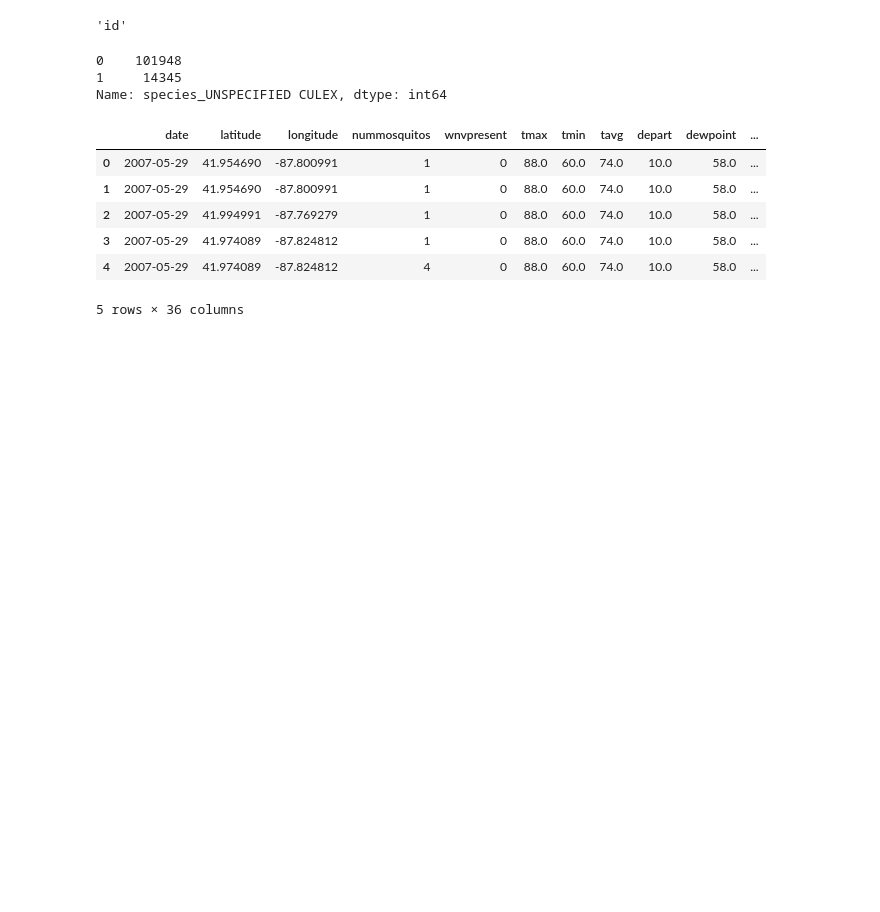
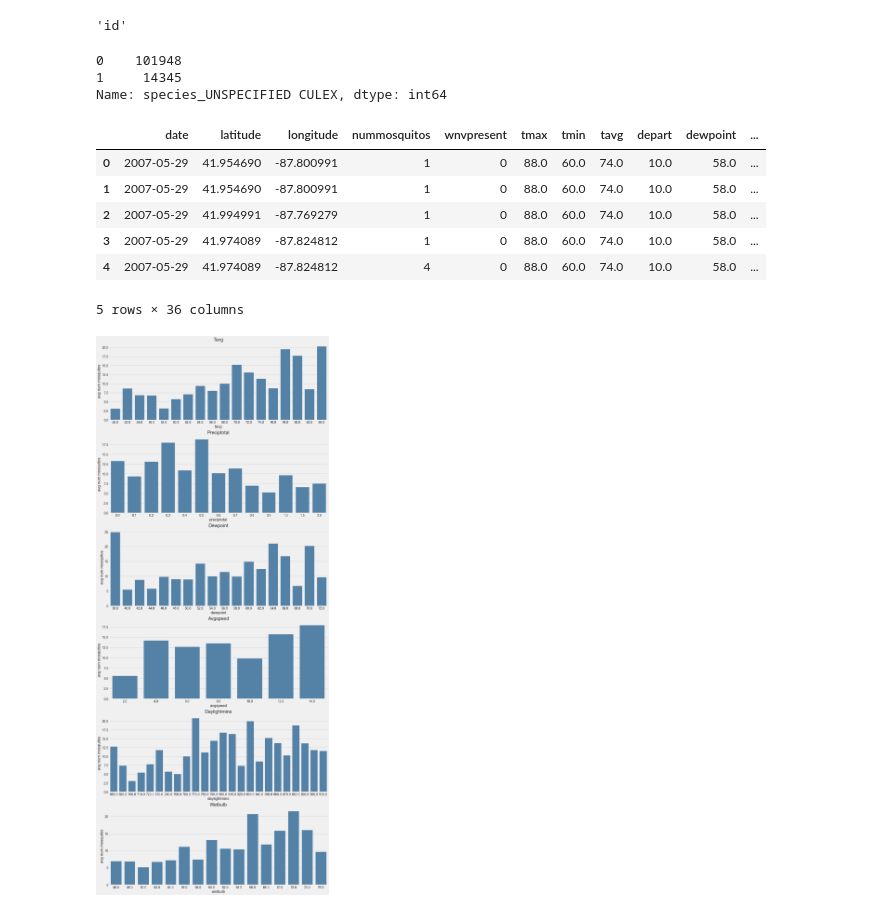
Before and after one commit to JeanLiew/WNV-Predictive-Model, a Jupyter notebook: 2.2_EDA_weather.ipynb, the cells around one changed output. Drawn from its saved outputs; the diff is of its cells as text; code cells hidden in the pictures; blank space fills up the shorter version.

```diff
--- a/2.2_EDA_weather.ipynb
+++ b/2.2_EDA_weather.ipynb
@@ -251,3 +251,30 @@ train_merged.head()
 | 3 | 2007-05-29 | 41.974089 | -87.824812 | 1 | 0 | 88.0 | 60.0 | 74.0 | 10.0 | 58.0 | ... |
 | 4 | 2007-05-29 | 41.974089 | -87.824812 | 4 | 0 | 88.0 | 60.0 | 74.0 | 10.0 | 58.0 | ... |
 5 rows × 36 columns
+# %%
+
+fig, ax = plt.subplots(6,1, figsize = (15,40))
+ax = ax.ravel()
+
+for n, col in enumerate(['tavg', 'preciptotal', 'dewpoint', 'avgspeed', 'daylightmins', 'wetbulb']):
+    agg_num = {'tavg': 2,  #every 2 deg
+               'preciptotal':0.10, #every 0.1 precipitotal
+               'dewpoint':2, #every 2 deg
+               'avgspeed':2, #every 2deg
+               'daylightmins':10, #every 10mins
+               'wetbulb':2} #every 2 deg
+
+    #df for each col with nummosquitos
+    plot_df = train_merged[[col, 'nummosquitos']].copy()
+    #agg float to round up or below
+    plot_df[col] = plot_df[col] // agg_num[col] * agg_num[col]
+
+    # plot col vs nummosquito
+    g = sns.barplot(data = plot_df, x = col, y = 'nummosquitos', ax = ax[n], color = 'steelblue', ci=False)
+
+    labels = [item.get_text() for item in g.get_xticklabels()]
+    g.set_xticklabels([str(round(float(label), 2)) for label in labels])
+    g.set_ylabel('avg num mosquitos')
+    g.set_title(col.title())
+# %% [output]
+[figure, added]
```
Also changed, not shown: parts of 2 cells of this notebook.
